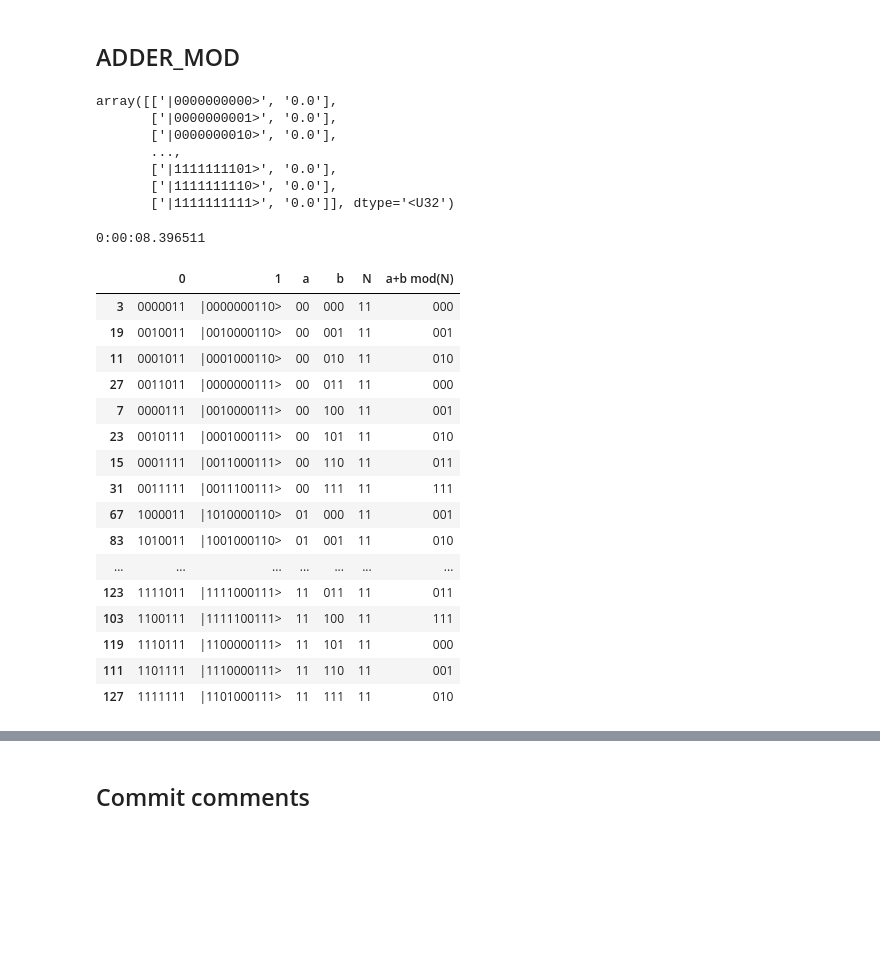
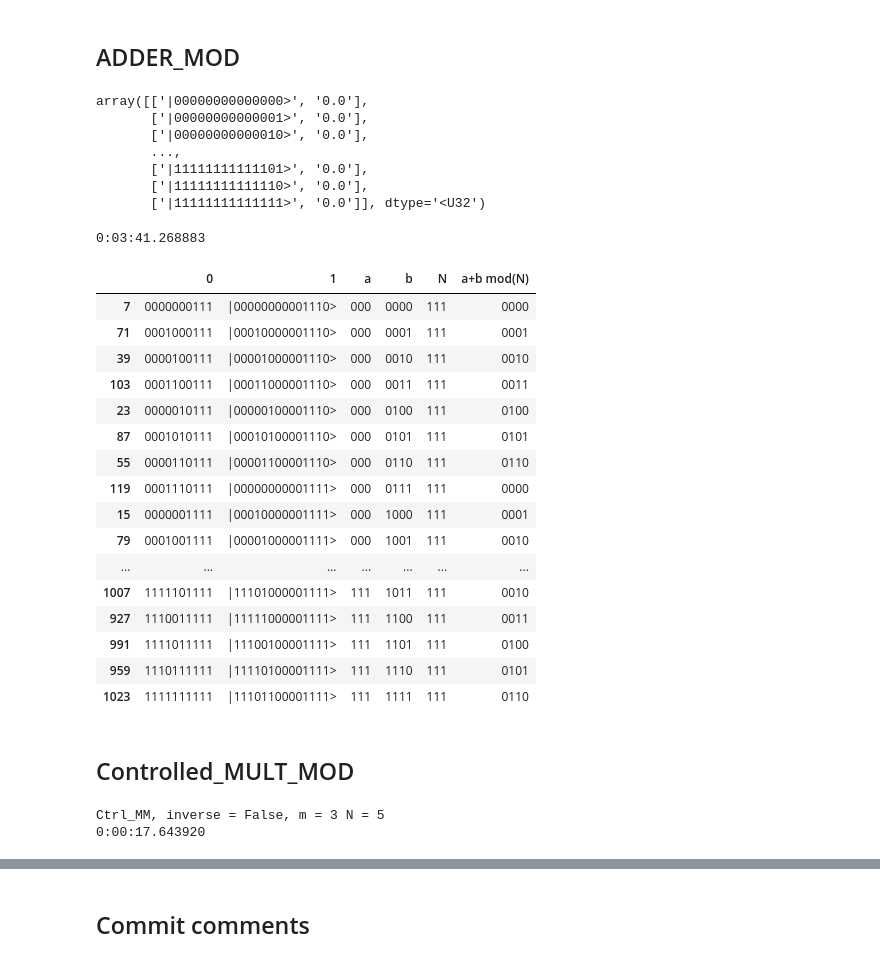
Before and after one commit to Anatoly-Antipov/QuantumOperations, a Jupyter notebook: Test.ipynb, the cells around one changed output, grey strips where cells are left out. Cells and saved outputs as stored; diff of their text form; code cells hidden in the pictures; blank space fills up the shorter version.

```diff
--- a/Test.ipynb
+++ b/Test.ipynb
@@ -872,18 +878,18 @@ circuit = q.QNode(func,dev)
 # %%
 # Check input
 states = c.states_vector(wires)
-measurements = circuit(np.array([1,1,1,1,1,1,1]))
+measurements = circuit(np.array([1,1,1,1,1,1,1,1,1,1]))
 
 res = np.vstack([states,measurements]).T
 res
 # %% [output]
-array([['|0000000000>', '0.0'],
-       ['|0000000001>', '0.0'],
-       ['|0000000010>', '0.0'],
+array([['|00000000000000>', '0.0'],
+       ['|00000000000001>', '0.0'],
+       ['|00000000000010>', '0.0'],
        ...,
-       ['|1111111101>', '0.0'],
-       ['|1111111110>', '0.0'],
-       ['|1111111111>', '0.0']], dtype='<U32')
+       ['|11111111111101>', '0.0'],
+       ['|11111111111110>', '0.0'],
+       ['|11111111111111>', '0.0']], dtype='<U32')
 # %%
 start = datetime.datetime.now()
 
@@ -892,8 +898,8 @@ res_list = list()
 
 # Full computational basis check
 df = pd.DataFrame(c.states_vector(wires),columns=['states'])
-for i in range(2**7):
-    input_str = '0'*(7-len(bin(i)[2:])) + bin(i)[2:]
+for i in range(2**10):
+    input_str = '0'*(10-len(bin(i)[2:])) + bin(i)[2:]
     input_np_array = np.array([int(input_str[j]) for j in range(len(input_str))])
 
     measurements = circuit(input_np_array)
@@ -904,30 +910,32 @@ for i in range(2**7):
 end = datetime.datetime.now()
 print(end-start)
 # %% [output]
-0:00:08.396511
+0:03:41.268883
 # %%
 df = pd.DataFrame(res_list)
-df['a'] = df[0].str.slice(start=0,stop=2).str.slice(step=-1)
-df['b'] = df[0].str.slice(start=2,stop=5).str.slice(step=-1)
-df['N'] = df[0].str.slice(start=5,stop=7).str.slice(step=-1)
-df['a+b mod(N)'] = df[1].str.slice(start=3,stop=6).str.slice(step=-1)
+df['a'] = df[0].str.slice(start=0,stop=3).str.slice(step=-1)
+df['b'] = df[0].str.slice(start=3,stop=7).str.slice(step=-1)
+df['N'] = df[0].str.slice(start=7,stop=10).str.slice(step=-1)
+df['a+b mod(N)'] = df[1].str.slice(start=4,stop=8).str.slice(step=-1)
 # %%
-df[(df['N'] == '11')].sort_values(['a','b'])
+df[(df['N'] == '111')].sort_values(['a','b'])
 # %% [output]
 |  | 0 | 1 | a | b | N | a+b mod(N) |
-| 3 | 0000011 | |0000000110> | 00 | 000 | 11 | 000 |
-| 19 | 0010011 | |0010000110> | 00 | 001 | 11 | 001 |
-| 11 | 0001011 | |0001000110> | 00 | 010 | 11 | 010 |
-| 27 | 0011011 | |0000000111> | 00 | 011 | 11 | 000 |
-| 7 | 0000111 | |0010000111> | 00 | 100 | 11 | 001 |
-| 23 | 0010111 | |0001000111> | 00 | 101 | 11 | 010 |
-| 15 | 0001111 | |0011000111> | 00 | 110 | 11 | 011 |
-| 31 | 0011111 | |0011100111> | 00 | 111 | 11 | 111 |
-| 67 | 1000011 | |1010000110> | 01 | 000 | 11 | 001 |
-| 83 | 1010011 | |1001000110> | 01 | 001 | 11 | 010 |
+| 7 | 0000000111 | |00000000001110> | 000 | 0000 | 111 | 0000 |
+| 71 | 0001000111 | |00010000001110> | 000 | 0001 | 111 | 0001 |
+| 39 | 0000100111 | |00001000001110> | 000 | 0010 | 111 | 0010 |
+| 103 | 0001100111 | |00011000001110> | 000 | 0011 | 111 | 0011 |
+| 23 | 0000010111 | |00000100001110> | 000 | 0100 | 111 | 0100 |
+| 87 | 0001010111 | |00010100001110> | 000 | 0101 | 111 | 0101 |
+| 55 | 0000110111 | |00001100001110> | 000 | 0110 | 111 | 0110 |
+| 119 | 0001110111 | |00000000001111> | 000 | 0111 | 111 | 0000 |
+| 15 | 0000001111 | |00010000001111> | 000 | 1000 | 111 | 0001 |
+| 79 | 0001001111 | |00001000001111> | 000 | 1001 | 111 | 0010 |
 | ... | ... | ... | ... | ... | ... | ... |
-| 123 | 1111011 | |1111000111> | 11 | 011 | 11 | 011 |
-| 103 | 1100111 | |1111100111> | 11 | 100 | 11 | 111 |
-| 119 | 1110111 | |1100000111> | 11 | 101 | 11 | 000 |
-| 111 | 1101111 | |1110000111> | 11 | 110 | 11 | 001 |
-| 127 | 1111111 | |1101000111> | 11 | 111 | 11 | 010 |
+| 1007 | 1111101111 | |11101000001111> | 111 | 1011 | 111 | 0010 |
+| 927 | 1110011111 | |11111000001111> | 111 | 1100 | 111 | 0011 |
+| 991 | 1111011111 | |11100100001111> | 111 | 1101 | 111 | 0100 |
+| 959 | 1110111111 | |11110100001111> | 111 | 1110 | 111 | 0101 |
+| 1023 | 1111111111 | |11101100001111> | 111 | 1111 | 111 | 0110 |
+# %% [markdown]
+## Controlled_MULT_MOD
@@ -933,0 +990,15 @@ df[(df['N'] == '11')].sort_values(['a','b'])
+# %%
+# Check input
+start = datetime.datetime.now()
+
+states = c.states_vector(wires)
+# don't forget to set register wires_N in accordance to N's value
+measurements = circuit(np.array([1,1,1,0,1,0,1]),3,5)
+
+res = np.vstack([states,measurements]).T
+
+end = datetime.datetime.now()
+print(end-start)
+# %% [output]
+Ctrl_MM, inverse = False, m = 3 N = 5
+0:00:17.643920
```
Also changed, not shown: parts of 12 cells of this notebook, 1 other file.
